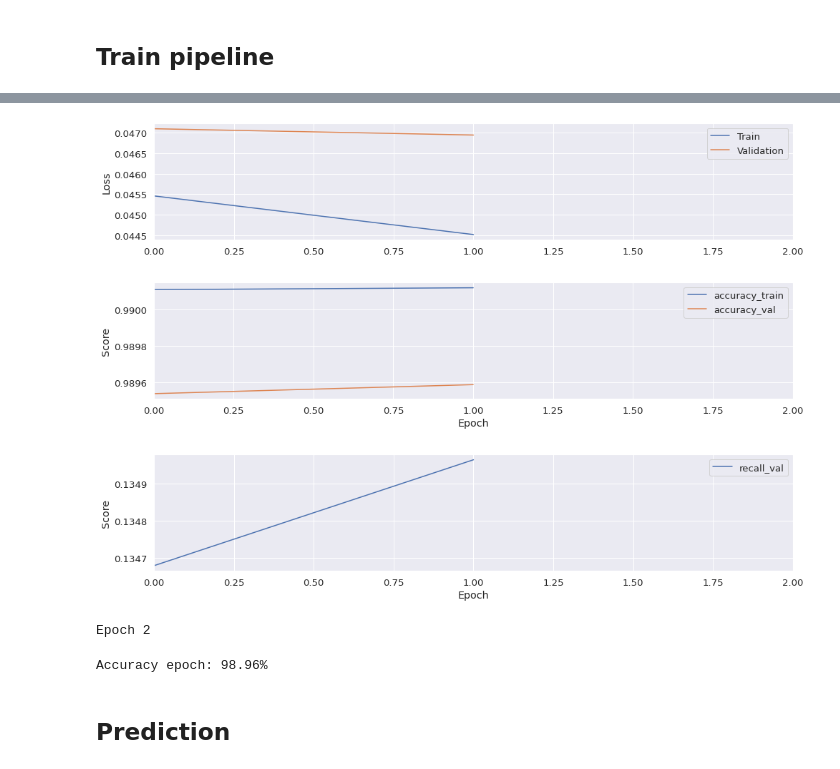
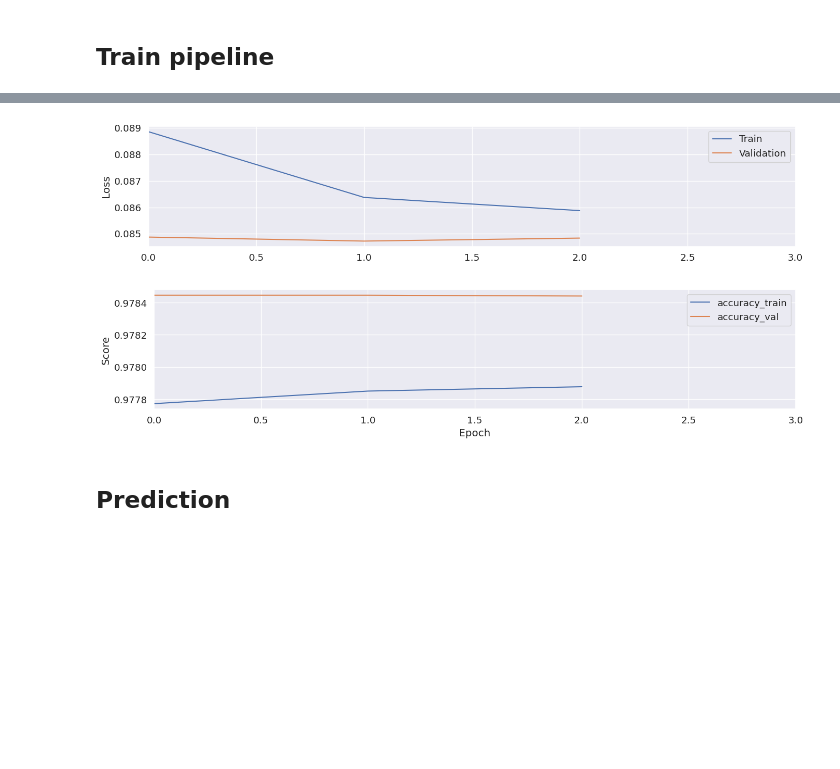
Before and after one commit to Katlnkld/NBR, a Jupyter notebook: recanet.ipynb, the cells around one changed output, grey strips where cells are left out. Saved outputs shown, nothing was run; the diff lists cells and outputs as text; code cells hidden in the pictures; blank space fills up the shorter version.

```diff
--- a/recanet.ipynb
+++ b/recanet.ipynb
@@ -239,13 +252,13 @@ def train(model, epochs, calc_recall=False, checkpoint=True):
         plot_training(loss_train, loss_val,metric_train, metric_val, recall_score ,i=i, calc_recall=calc_recall)
 
         if checkpoint:
-            path = f'checkpoints/epoch{i}_recanet_dunnhumby_20.pth'
+            path = f'checkpoints/epoch{i}_recanet_{dataset_name}_20.pth'
             torch.save(model.state_dict(), path)
-            np.save('checkpoints/loss_train.npy', loss_train)
-            np.save('checkpoints/loss_val.npy', loss_val)
-            np.save('checkpoints/metric_train.npy', metric_train)
-            np.save('checkpoints/metric_val.npy', metric_val)
-            np.save('checkpoints/recall_score.npy', recall_score)
+            np.save(f'checkpoints/recanet_{dataset_name}_loss_train.npy', loss_train)
+            np.save(f'checkpoints/recanet_{dataset_name}_loss_val.npy', loss_val)
+            np.save(f'checkpoints/recanet_{dataset_name}_metric_train.npy', metric_train)
+            np.save(f'checkpoints/recanet_{dataset_name}_metric_val.npy', metric_val)
+            np.save(f'checkpoints/recanet_{dataset_name}_recall_score.npy', recall_score)
 
     if calc_recall:
         #print(recall_score)
@@ -332,11 +345,8 @@ Total Trainable Params: 5145921
 # %%
-info = train(model, epochs=10, calc_recall=True, checkpoint=True)
+info = train(model, epochs=3, calc_recall=False, checkpoint=True)
 # %% [output]
-[figure, old version]
+[figure, new version]
-[figure, old version]
+[figure, new version]
-[figure, removed]
-Epoch 2
-Accuracy epoch: 98.96%
 # %% [markdown]
 ## Prediction
 # %%
```
Also changed, not shown: parts of 27 cells of this notebook, 8 other files.
